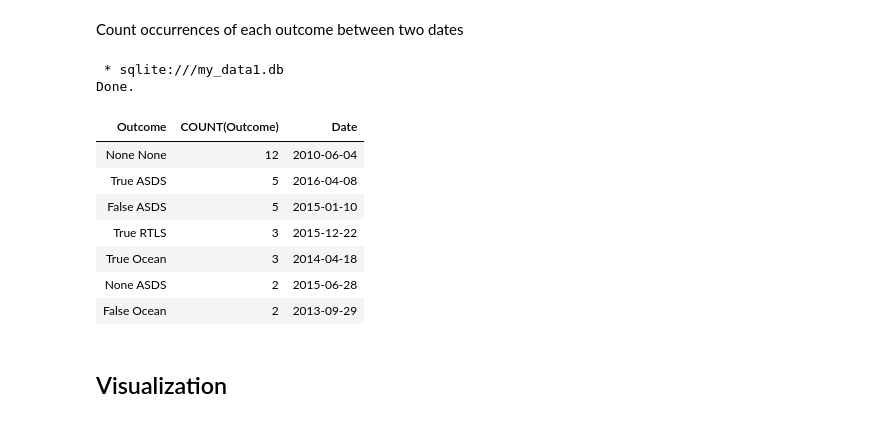
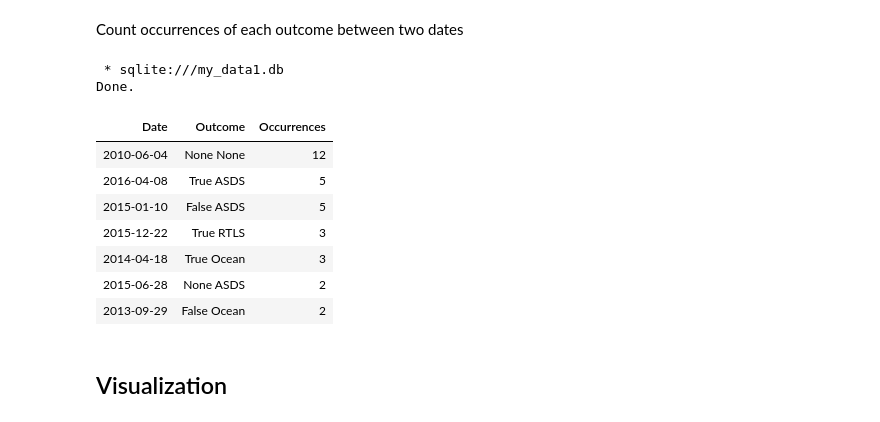
Before and after one commit to vjfrancob/DataScience, a Jupyter notebook: Tech/SpaceX_Launch/SpaceX_Prediction.ipynb, the cells around one changed output. Drawn from its saved outputs; the diff is of its cells as text; code cells hidden in the pictures.

```diff
--- a/Tech/SpaceX_Launch/SpaceX_Prediction.ipynb
+++ b/Tech/SpaceX_Launch/SpaceX_Prediction.ipynb
@@ -622,22 +632,22 @@ print(pd.read_sql(query, conn))
 Count occurrences of each outcome between two dates
 # %%
 %%sql
-SELECT Outcome, COUNT(Outcome), Date
+SELECT Date, Outcome, COUNT(Outcome) AS Occurrences
 FROM SPACEXTBL
 WHERE Date BETWEEN '2010-06-04' AND '2017-03-20'
 GROUP BY Outcome
 ORDER BY COUNT(Outcome) DESC;
 # %% [output]
  * sqlite:///my_data1.db
 Done.
-| Outcome | COUNT(Outcome) | Date |
-| None None | 12 | 2010-06-04 |
-| True ASDS | 5 | 2016-04-08 |
-| False ASDS | 5 | 2015-01-10 |
-| True RTLS | 3 | 2015-12-22 |
-| True Ocean | 3 | 2014-04-18 |
-| None ASDS | 2 | 2015-06-28 |
-| False Ocean | 2 | 2013-09-29 |
+| Date | Outcome | Occurrences |
+| 2010-06-04 | None None | 12 |
+| 2016-04-08 | True ASDS | 5 |
+| 2015-01-10 | False ASDS | 5 |
+| 2015-12-22 | True RTLS | 3 |
+| 2014-04-18 | True Ocean | 3 |
+| 2015-06-28 | None ASDS | 2 |
+| 2013-09-29 | False Ocean | 2 |
 # %% [markdown]
 ## Visualization
 # %%
```
Also changed, not shown: parts of 18 cells of this notebook, 4 other files.
